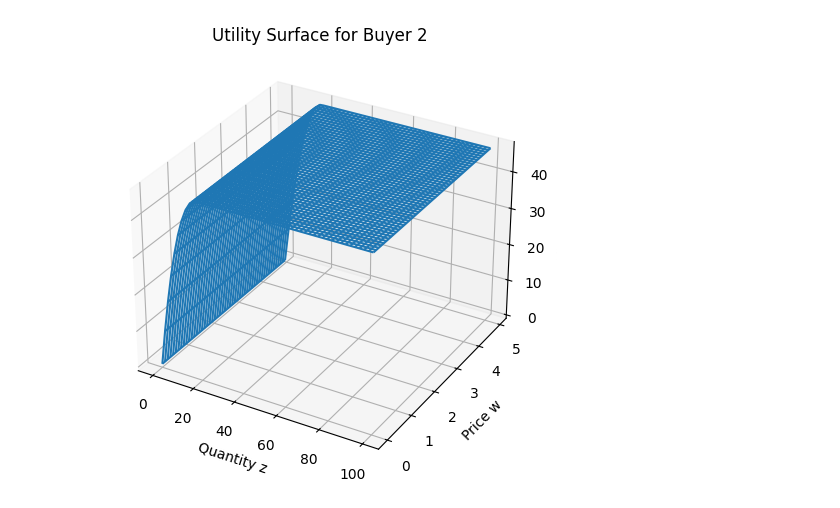
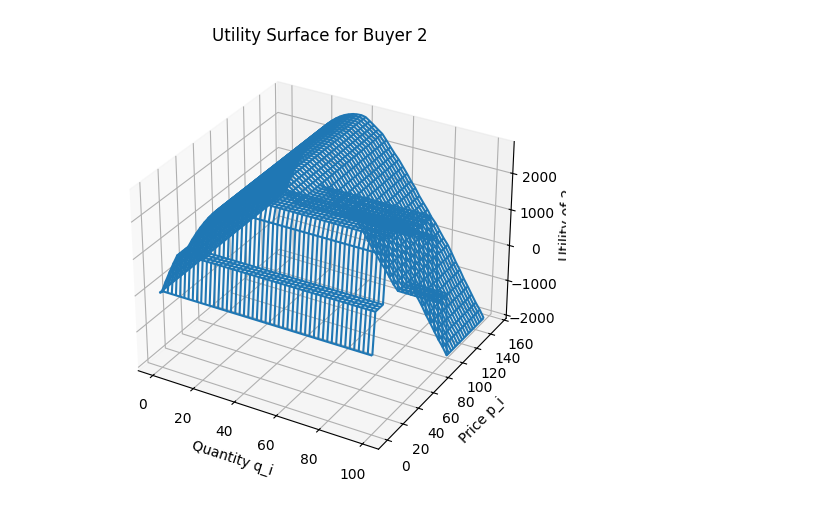
Before and after one commit to joblazek/psp-auction, a Jupyter notebook: Algorithm1.ipynb, the cells around one changed output. Drawn from its saved outputs; the diff is of its cells as text; code cells hidden in the pictures.

Commit message:
Working utility

```diff
--- a/Algorithm1.ipynb
+++ b/Algorithm1.ipynb
@@ -99,7 +99,7 @@ class Buyer:
         a = self.a_i(s_i, s_hat_minus)
         return self.theta_i(a) - self.c_i(s_i, s_hat_minus)
 
-    def sup_G(self, s_hat_minus: Dict[str, Tuple[float, float]]) -> float:
+    def sup_G_i(self, s_hat_minus: Dict[str, Tuple[float, float]]) -> float:
         """Exact sup G_i via binary search on [0,q_i]."""
         low, high = 0.0, self.q_i
         for _ in range(20):
@@ -115,7 +115,7 @@ class Buyer:
 
     def compute_t_i(self, s_hat_minus: Dict[str, Tuple[float, float]]) -> Tuple[float, float]:
         """Compute t_i = (v_i, w_i) per Proposition 1."""
-        Gsup = self.sup_G(s_hat_minus)
+        Gsup = self.sup_G_i(s_hat_minus)
         base = self.theta_i_prime(0.0)             # = κ_i * q_i > 0
         adj  = self.seller.epsilon / base          # use market’s ε
         v    = max(Gsup - adj, 0.0)                # the v_i update
@@ -140,53 +140,9 @@ class Buyer:
                              q_steps: int = 50,
                              p_steps: int = 50) -> None:
         """
-        Plot the 3D utility surface u_i(z, w) over quantity z and price w,
-        for (z ∈ [0, Q_max]).
-        """
-        # Use full market capacity for z-range
-        if s_hat_minus is None:
-            s_hat_minus = {}
-        zs = np.linspace(0, self.seller.Q_max, q_steps)
-        # Use max price from θ'_i(0)
-        w_max = self.theta_i_prime(0.0)
-        ws = np.linspace(0, w_max, p_steps)
-        Z, W = np.meshgrid(zs, ws)
-        UG = np.zeros_like(Z)
-        # Compute utility using discrete ci(ai) cost
-        for ix in range(p_steps):
-            for jx in range(q_steps):
-                z_val = Z[ix, jx]
-                w_val = W[ix, jx]
-                # Set temporary bid
-                orig = self.s_i
-                self.s_i = (z_val, w_val)
-                self.seller.update_bid(self.i, self.s_i)
-                # Compute allocation and cost via discrete methods
-                a = self.a_i(self.s_i, s_hat_minus)
-                cost = self.c_i(self.s_i, s_hat_minus)
-                UG[ix, jx] = self.theta_i(a) - cost
-                # Restore original bid
-                self.s_i = orig
-                self.seller.update_bid(self.i, self.s_i)
-        # Plot
-        fig = plt.figure()
-        ax = fig.add_subplot(111, projection='3d')
-        ax.plot_wireframe(Z, W, UG, rstride=1, cstride=1)
-        ax.set_xlabel('Quantity q_i')
-        ax.set_ylabel('Price p_i')
-        ax.set_zlabel(f'Utility of {self.i}')
-        plt.title(f'Utility Surface for Buyer {self.i}')
-        plt.tight_layout()
-        plt.show()
-
-    def plot_utility_surface_old(self,
-                             s_hat_minus: Dict[str, Tuple[float, float]],
-                             q_steps: int = 50,
-                             p_steps: int = 50) -> None:
-        """
         Plot the 3D utility surface u_i(z, w) over (quantity z, price w).
         """
-        zs = np.linspace(0, self.q_i, q_steps)
+        zs = np.linspace(0, self.seller.Q_max, q_steps)
         w_max = self.theta_i_prime(0.0)
         ws = np.linspace(0, w_max, p_steps)
         Z, W = np.meshgrid(zs, ws)
@@ -195,6 +151,8 @@ class Buyer:
             for j in range(q_steps):
                 z_val, w_val = Z[i, j], W[i, j]
                 U[i, j] = self.u_i((z_val, w_val), s_hat_minus)
+        min_u, max_u = U.min(), U.max()
+        print(f"Utility range for buyer {self.i}: {min_u:.2f} to {max_u:.2f}")
         fig = plt.figure()
         ax = fig.add_subplot(111, projection='3d')
         ax.plot_wireframe(Z, W, U, rstride=1, cstride=1)
@@ -216,7 +174,7 @@ def init_buyers(num_buyers: int,
                 seller: Seller,
                 budget_range: Tuple[float, float] = (5.0, 20.0),
                 q_range: Tuple[float, float] = (1.0, 50.0),
-                kappa_range: Tuple[float, float] = (0.1, 0.35),
+                kappa_range: Tuple[float, float] = (1.0, 3.5),
                 epsilon: float = 0.1) -> List[Buyer]:
     """
     Create `num_buyers` instances with random b_i, q_i, kappa_i,
@@ -257,9 +215,9 @@ def load_buyers(filepath: str, seller: Seller) -> List[Buyer]:
 # Initialization helper
 
 def randbids(buyers: List[Buyer], seller: Seller) -> None:
-    """Randomly initialize bids: q_i ~ U[0, Q_max], p_i = θ_i'(q_i)."""
+    """Randomly initialize bids: q_i ~ U[0, q_i], p_i = θ_i'(q_i)."""
     for b in buyers:
-        q = random.random() * seller.Q_max
+        q = random.uniform(1.0, b.q_i)
         p = b.theta_i_prime(q)
         b.s_i = (q, p)
         seller.update_bid(b.i, b.s_i)
@@ -269,14 +227,23 @@ def randbids(buyers: List[Buyer], seller: Seller) -> None:
 def print_round(buyers: List[Buyer], seller: Seller) -> None:
     df = pd.DataFrame([
         {"Buyer": b.i,
-         "q_i": b.q_i,
-         "s_i = (q_i, p_i)": (round(b.s_i[0],2), round(b.s_i[1],2)),
+         "(q_i,": b.s_i[0],
+         "p_i)": b.s_i[1],
          "a_i": b.a_i(b.s_i, seller.get_s_hat_minus(b.i)),
          "u_i": b.u_i(b.s_i, seller.get_s_hat_minus(b.i)),
-          "c_i": b.c_i(b.s_i, seller.get_s_hat_minus(b.i))}
+         "c_i": b.c_i(b.s_i, seller.get_s_hat_minus(b.i))}
         for b in buyers
     ])
-    print(df)
+    print(df.round(3))
+
+def print_buyers(buyers: List[Buyer], seller: Seller) -> None:
+    df = pd.DataFrame([
+        {"Buyer": b.i,
+         "Q_i,": b.q_i,
+         "P_i": b.theta_i_prime(0.0)}
+        for b in buyers
+    ])
+    print(df.round(3))
 
 # Market totals helper
 def market_totals(buyers: List[Buyer], seller: Seller) -> Tuple[float, float, float]:
@@ -306,7 +273,7 @@ def run_simulation(buyers: List[Buyer], seller: Seller,
         time.sleep(delay)
 
 if __name__ == "__main__":
-    seller = Seller(Q_max=100.0, epsilon=0.1)
+    seller = Seller(Q_max=100.0, epsilon=5.0)
     buyers = init_buyers(10, seller)
 
     # Optional: save parameters
@@ -314,6 +281,7 @@ if __name__ == "__main__":
 
     # Random initialization of bids
     #randbids(buyers, seller)
+    print_buyers(buyers, seller)
     print_round(buyers, seller)
 
     # Plot valuations
@@ -326,9 +294,9 @@ if __name__ == "__main__":
         plt.ylabel("Valuation θ_i(z)")
     """
 
-    # Plot utility surface (empty s_-i)
-    buyers[2].plot_utility_surface(s_hat_minus={})
+    # Run PSP auction
+    run_simulation(buyers, seller, max_rounds=200, delay=0.2)
 
-    # Run PSP auction
-    run_simulation(buyers, seller, max_rounds=20, delay=0.2)
+    # Plot utility surface (with s_-i)
+    buyers[2].plot_utility_surface(seller.get_s_hat_minus(buyers[2].i))
 # %% [output]
@@ -346 +320 @@ if __name__ == "__main__":
-[figure, old version]
+[figure, new version]
```
Also changed, not shown: parts of 1 cell of this notebook.
